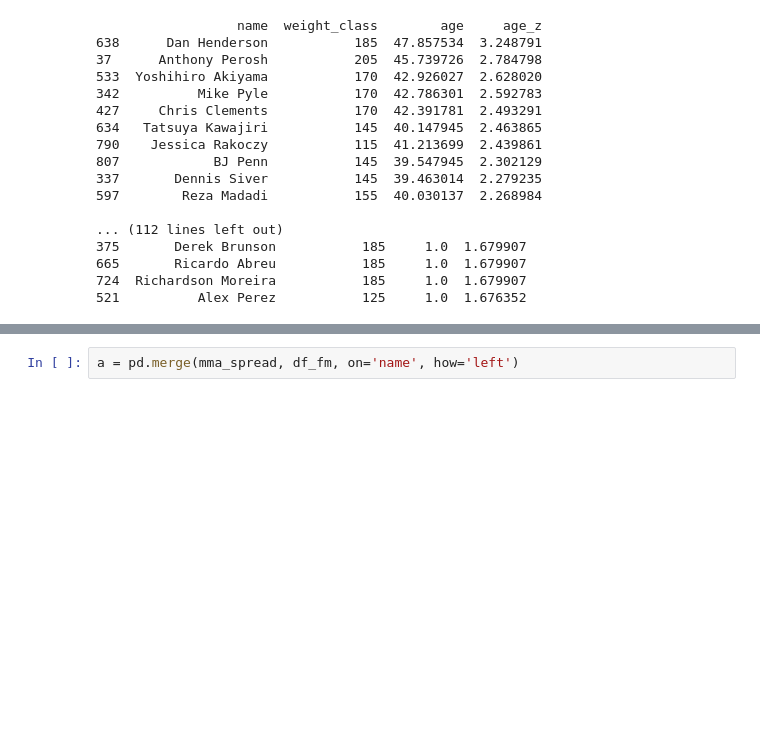
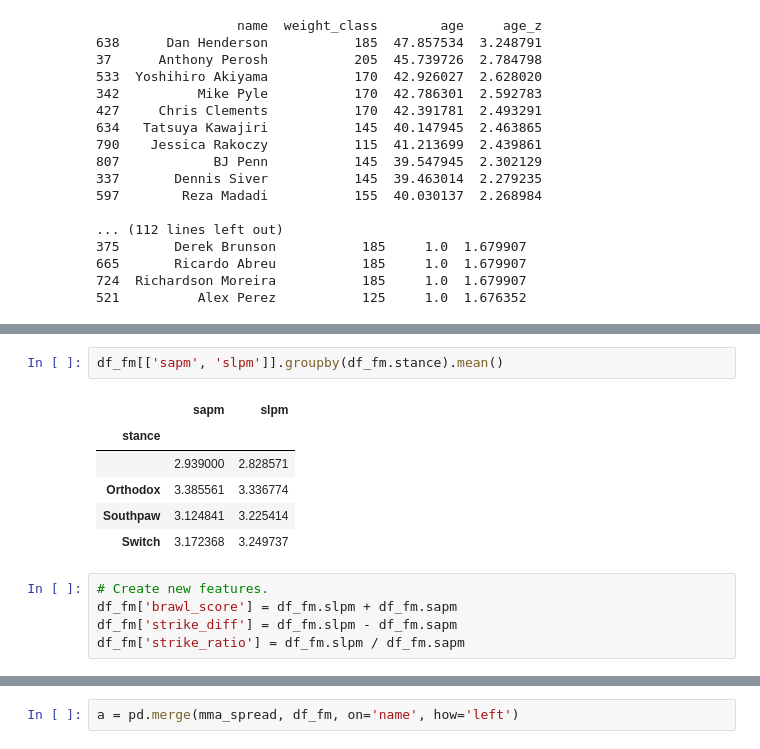
Before and after one commit to Hmamin/usada, a Jupyter notebook: usada_fixed.ipynb, the cells around one changed output, grey strips where cells are left out. Cells and saved outputs as stored; diff of their text form; blank space fills up the shorter version.

```diff
--- a/usada_fixed.ipynb
+++ b/usada_fixed.ipynb
@@ -731,0 +752,14 @@ df_fm.loc[df_fm.win_perc <= 0.5]
+# %%
+df_fm[['sapm', 'slpm']].groupby(df_fm.stance).mean()
+# %% [output]
+|  | sapm | slpm |
+| stance |  |  |
+|  | 2.939000 | 2.828571 |
+| Orthodox | 3.385561 | 3.336774 |
+| Southpaw | 3.124841 | 3.225414 |
+| Switch | 3.172368 | 3.249737 |
+# %%
+# Create new features.
+df_fm['brawl_score'] = df_fm.slpm + df_fm.sapm
+df_fm['strike_diff'] = df_fm.slpm - df_fm.sapm
+df_fm['strike_ratio'] = df_fm.slpm / df_fm.sapm
```
Also changed, not shown: parts of 8 cells of this notebook.
